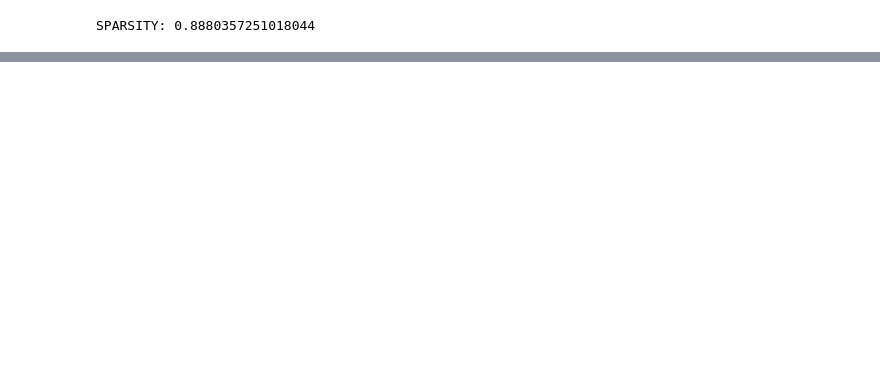
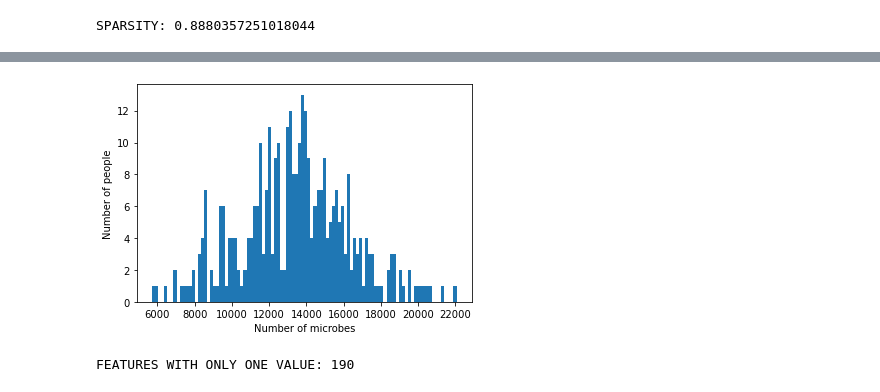
Before and after one commit to mangoflavoured/mangoflavoured.github.io, a Jupyter notebook: mmgraph_test.ipynb, the cells around one changed output, grey strips where cells are left out. Saved outputs shown, nothing was run; the diff lists cells and outputs as text; code cells hidden in the pictures; blank space fills up the shorter version.

```diff
--- a/mmgraph_test.ipynb
+++ b/mmgraph_test.ipynb
@@ -87,0 +132,25 @@ mean age:47.526162790697676
+# %%
+#Distribution of no. of bacteria in people
+bacteria_per_person = np.count_nonzero(t2d_matrix, axis=1)
+plt.hist(bacteria_per_person, 100)
+plt.xlabel("Number of microbes")
+plt.ylabel("Number of people")
+plt.show()
+# %% [output]
+[figure, added]
+# %%
+#"Useless" columns
+cli_features = t2d_marker.filter(regex = "^CLI@")
+onecount = 0
+useless_columns = []
+for col in cli_features.columns:
+    if (len(cli_features[col].unique()) == 1):
+        #print(cli_features[col].unique())
+        onecount +=1
+        useless_columns.append(col)
+
+print("FEATURES WITH ONLY ONE VALUE:", onecount)
+#for col in useless_columns:
+#    print(col)
+# %% [output]
+FEATURES WITH ONLY ONE VALUE: 190
```
Also changed, not shown: parts of 9 cells of this notebook.
